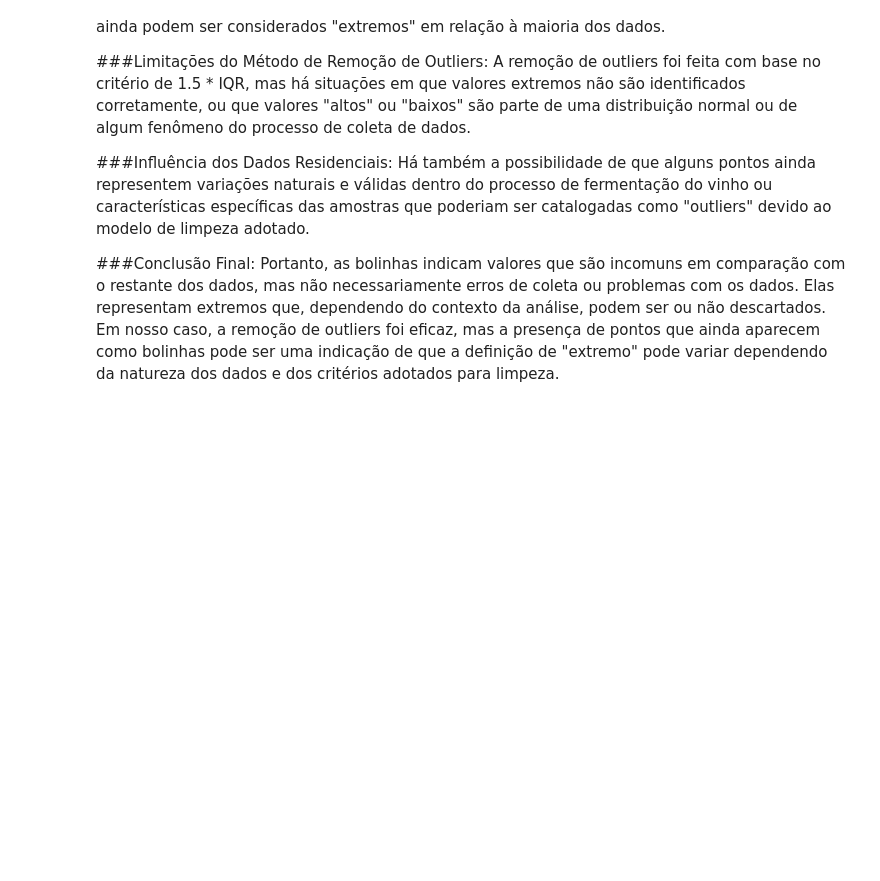
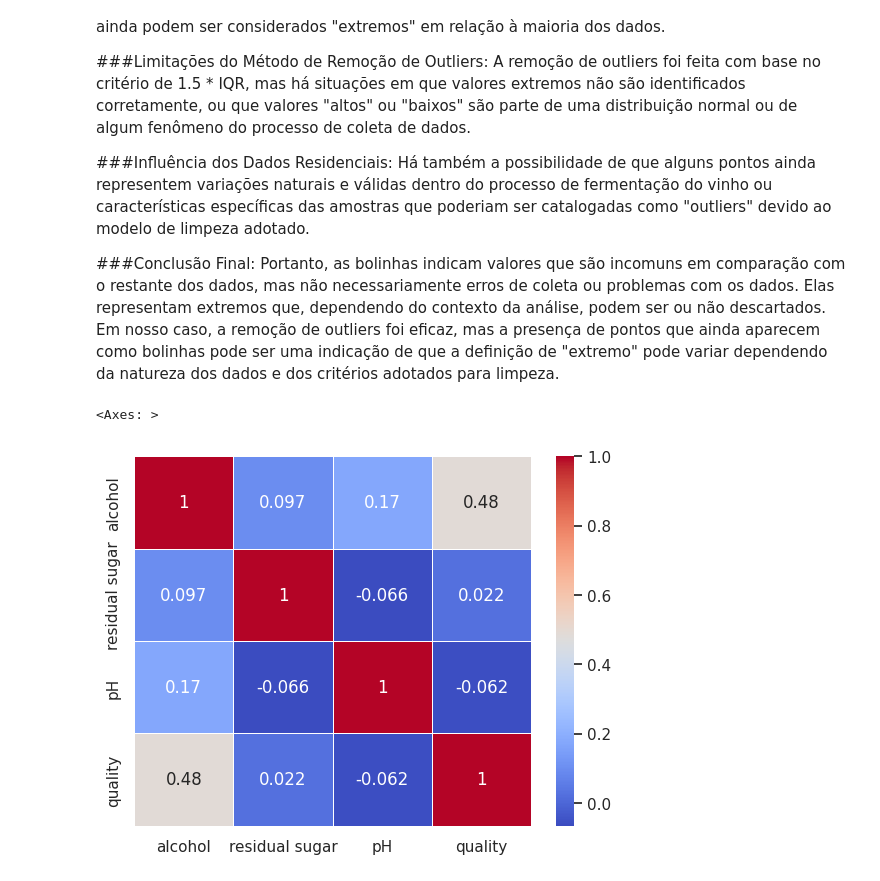
Before and after one commit to Lyanan85/In-GameSeries, a Jupyter notebook: projeto_redwine.ipynb, the cells around one changed output. Saved outputs shown, nothing was run; the diff lists cells and outputs as text; code cells hidden in the pictures; blank space fills up the shorter version.

```diff
--- a/projeto_redwine.ipynb
+++ b/projeto_redwine.ipynb
@@ -633,3 +633,9 @@ Se as bolinhas ainda aparecerem, isso pode ser explicado por alguns pontos:
 
 ###Conclusão Final:
 Portanto, as bolinhas indicam valores que são incomuns em comparação com o restante dos dados, mas não necessariamente erros de coleta ou problemas com os dados. Elas representam extremos que, dependendo do contexto da análise, podem ser ou não descartados. Em nosso caso, a remoção de outliers foi eficaz, mas a presença de pontos que ainda aparecem como bolinhas pode ser uma indicação de que a definição de "extremo" pode variar dependendo da natureza dos dados e dos critérios adotados para limpeza.
+# %%
+correlacao=sugar_ph_alcohol.select_dtypes(include=[np.number]).corr()
+sns.heatmap(correlacao,annot=True,cmap="coolwarm",linewidths=0.5)
+# %% [output]
+<Axes: >
+[figure, added]
```
Also changed, not shown: parts of 10 cells of this notebook.
